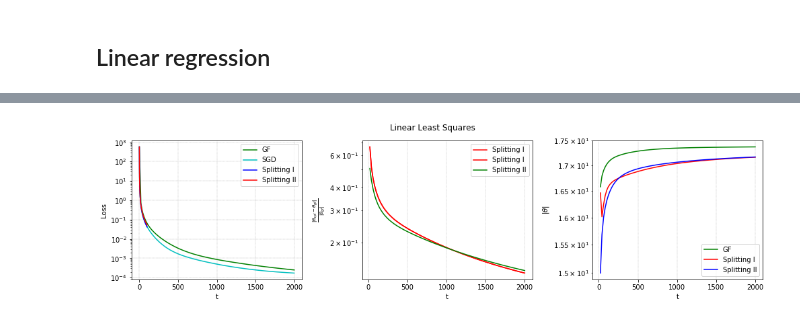
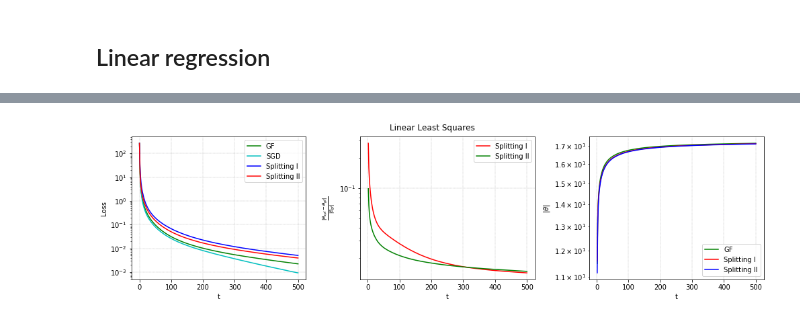
Before and after one commit to MerkulovDaniil/split-sgd, a Jupyter notebook: Code/Continious_time.ipynb, the cells around one changed output, grey strips where cells are left out. Cells and saved outputs as stored; diff of their text form; code cells hidden in the pictures.

```diff
--- a/Code/Continious_time.ipynb
+++ b/Code/Continious_time.ipynb
@@ -85,6 +85,7 @@ def gradient_flow_trajectory(Q, R, theta_0, y, ts):
     losses = []
 
     for t in tqdm(ts):
+        # print(t)
         theta_t = solve_local_problem(Q, R, theta_0, y, t, n)
         thetas.append(theta_t)
         loss_t = loss(R.T@Q.T, theta_t, y)
@@ -147,7 +148,9 @@ def spl_trajectory(Qs, Rs, theta_0, ys, ts):
             # thetas.append(theta_t)
             # loss_t = loss(Xs, theta_t, ys)
             # losses.append(loss_t)
+            theta_prev = theta_t
             theta_t = solve_local_problem(Qs[i_batch], Rs[i_batch], theta_t, ys[i_batch], h, n)
+            # print(np.linalg.norm(theta_t - theta_prev))
 
 
     print('🤖 Splitting I trajectory finished')
@@ -173,6 +176,7 @@ def spl2_trajectory(Qs, Rs, theta_0, ys, ts):
             break
 
         h = ts[i_t+1] - ts[i_t]
+        # print(h)
         for i_batch in range(s-1):
             # ts_new.append(ts[i_t] + i_batch*h/(2*s))
             # thetas.append(theta_t)
@@ -200,11 +204,10 @@ def spl2_trajectory(Qs, Rs, theta_0, ys, ts):
 
 # ======= Problem generation =======
 
-hs = np.logspace(-2, -1, 12)
 p = 300
 n = 300
-s = 20
-b = 15
+s = 10
+b = 30
 n_max_iter = 2000
 epsilon = 0
 n_experiments = 30
@@ -225,12 +228,12 @@ for i_batch in range(s):
 print('QR finished')
 
 theta_0     = np.random.randn(p)
-total_time  = 2000
-learning_rate = 4e-2
+theta_0     = theta_0/np.linalg.norm(theta_0)
+total_time  = 400
+learning_rate = 1e-1
 N_epochs = int(total_time*b/(learning_rate*n))
-h = learning_rate*s
-ts_gf = np.linspace(0, total_time, 100)
-ts_spl = np.linspace(0, total_time, 100)
+ts_gf = np.linspace(0, total_time, 300)
+ts_spl = np.linspace(0, total_time, 300)
 
 # ======= Trajectory generation =======
 thetas_gf, losses_gf    = gradient_flow_trajectory(Q, R, theta_0, y, ts_gf)
@@ -243,8 +246,8 @@ plt.figure(figsize=(6.0, 4.0))
 # plt.semilogy(np.linspace(0,total_time, repetitions), par_residuals_true[:-1], 'g')
 plt.semilogy(ts_gf, losses_gf, 'g', label = 'GF')
 plt.semilogy(ts_sgd, losses_sgd, 'c', label = 'SGD')
-# plt.semilogy(ts_spl, losses_spl, 'b', label = 'Splitting I')
-# plt.semilogy(ts_spl, losses_spl2, 'r', label = 'Splitting II')
+plt.semilogy(ts_spl, losses_spl, 'b', label = 'Splitting I')
+plt.semilogy(ts_spl, losses_spl2, 'r', label = 'Splitting II')
 plt.grid(True, linestyle='--', linewidth=0.4)
 # plt.grid()
 plt.xlabel('t')
@@ -296,33 +300,33 @@ QR finished
 # %%
 fig, axs = plt.subplots(1, 3, figsize=(14, 4))
 fig.suptitle('Linear Least Squares')
 # plt.semilogy(np.linspace(0,total_time, repetitions), par_residuals_true[:-1], 'go', label = 'True')
 # plt.semilogy(np.linspace(0,total_time, repetitions), par_residuals_true[:-1], 'g')
 axs[0].semilogy(ts_gf, losses_gf, 'g', label = 'GF')
 axs[0].semilogy(ts_sgd, losses_sgd, 'c', label = 'SGD')
-axs[0].semilogy(ts_spl/20, losses_spl, 'b', label = 'Splitting I')
-axs[0].semilogy(ts_spl/20, losses_spl2, 'r', label = 'Splitting II')
+axs[0].semilogy(ts_spl, losses_spl, 'b', label = 'Splitting I')
+axs[0].semilogy(ts_spl, losses_spl2, 'r', label = 'Splitting II')
 axs[0].grid(True, linestyle='--', linewidth=0.4)
 axs[0].set_xlabel('t')
 axs[0].set_ylabel('Loss')
 axs[0].legend()
 
-axs[1].semilogy(ts_spl[1:], [np.linalg.norm(thetas_spl[i] - thetas_gf[i])/np.linalg.norm(thetas_gf[i]) for i in range(1, len(ts_spl))], 'r', label = 'Splitting I')
+# axs[1].semilogy(ts_spl[1:], [np.linalg.norm(thetas_sgd[i] - thetas_sgd[0])/np.linalg.norm(thetas_sgd[0]) for i in range(1, len(ts_sgd))], 'r', label = 'SGD')
 axs[1].semilogy(ts_spl[1:], [np.linalg.norm(thetas_spl[i] - thetas_gf[i])/np.linalg.norm(thetas_gf[i]) for i in range(1, len(ts_spl))], 'r', label = 'Splitting I')
 axs[1].semilogy(ts_spl[1:], [np.linalg.norm(thetas_spl2[i] - thetas_gf[i])/np.linalg.norm(thetas_gf[i]) for i in range(1, len(ts_spl))], 'g', label = 'Splitting II')
 axs[1].set_xlabel('t')
 axs[1].set_ylabel(r'$\frac{\|\theta_{spl} - \theta_{gf}\|}{\|\theta_{gf}\|}$')
 axs[1].grid(True, linestyle='--', linewidth=0.4)
 axs[1].legend()
 
 axs[2].semilogy(ts_spl[1:], [np.linalg.norm(thetas_gf[i]) for i in range(1, len(ts_spl))], 'g', label = 'GF')
 axs[2].semilogy(ts_spl[1:], [np.linalg.norm(thetas_spl[i]) for i in range(1, len(ts_spl))], 'r', label = 'Splitting I')
 axs[2].semilogy(ts_spl[1:], [np.linalg.norm(thetas_spl2[i]) for i in range(1, len(ts_spl))], 'b', label = 'Splitting II')
 axs[2].set_xlabel('t')
 axs[2].set_ylabel(r'$\|\theta\|$')
 axs[2].grid(True, linestyle='--', linewidth=0.4)
 axs[2].legend()
 fig.tight_layout(rect=[0, 0.03, 1, 0.95])
 plt.show()
 # %% [output]
-[figure, old version]
+[figure, new version]
```
Also changed, not shown: parts of 4 cells of this notebook.
